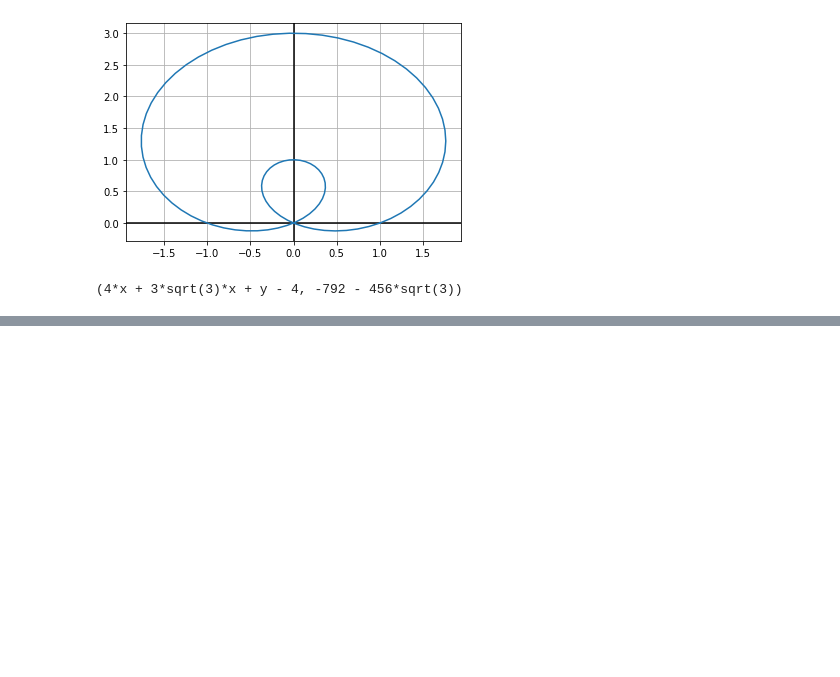
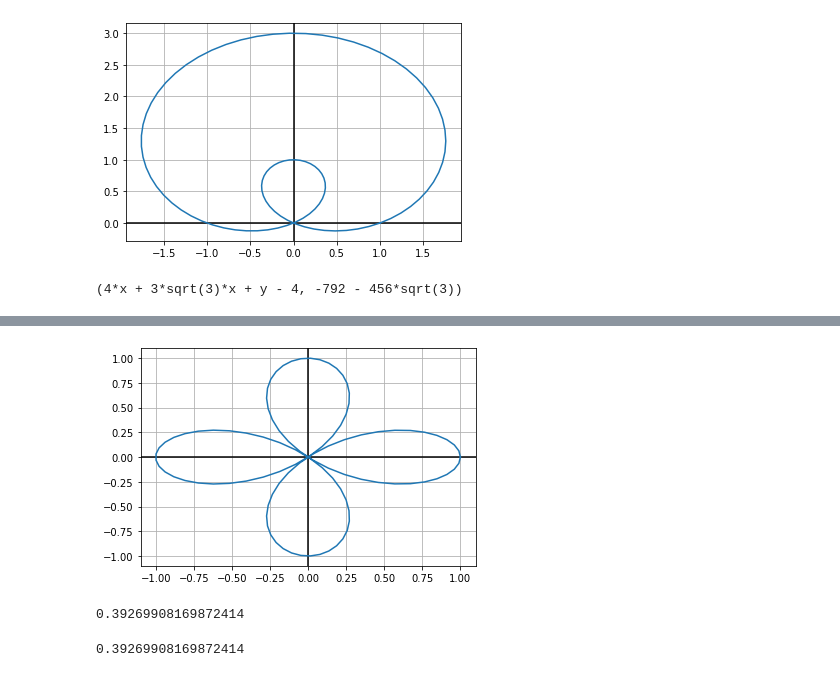
Before and after one commit to 8wgf3b/books, a Jupyter notebook: thomas_calculus_multivariable/11.ipynb, the cells around one changed output, grey strips where cells are left out. Saved outputs shown, nothing was run; the diff lists cells and outputs as text; code cells hidden in the pictures; blank space fills up the shorter version.

```diff
--- a/thomas_calculus_multivariable/11.ipynb
+++ b/thomas_calculus_multivariable/11.ipynb
@@ -214,0 +261,12 @@ tangentleq((1 + 2 * smp.sin(t)) *smp.cos(t), (1 + 2 * smp.sin(t)) *smp.sin(t), 4
+# %%
+DP(smp.cos(2 * th), 0,2*  np.pi)
+# %% [output]
+[figure, added]
+# %%
+PArea(smp.cos(2 * th), -0.25 * np.pi, 0.25 * np.pi)
+# %% [output]
+0.39269908169872414
+# %%
+0.125 * np.pi
+# %% [output]
+0.39269908169872414
```
Also changed, not shown: parts of 17 cells of this notebook.
